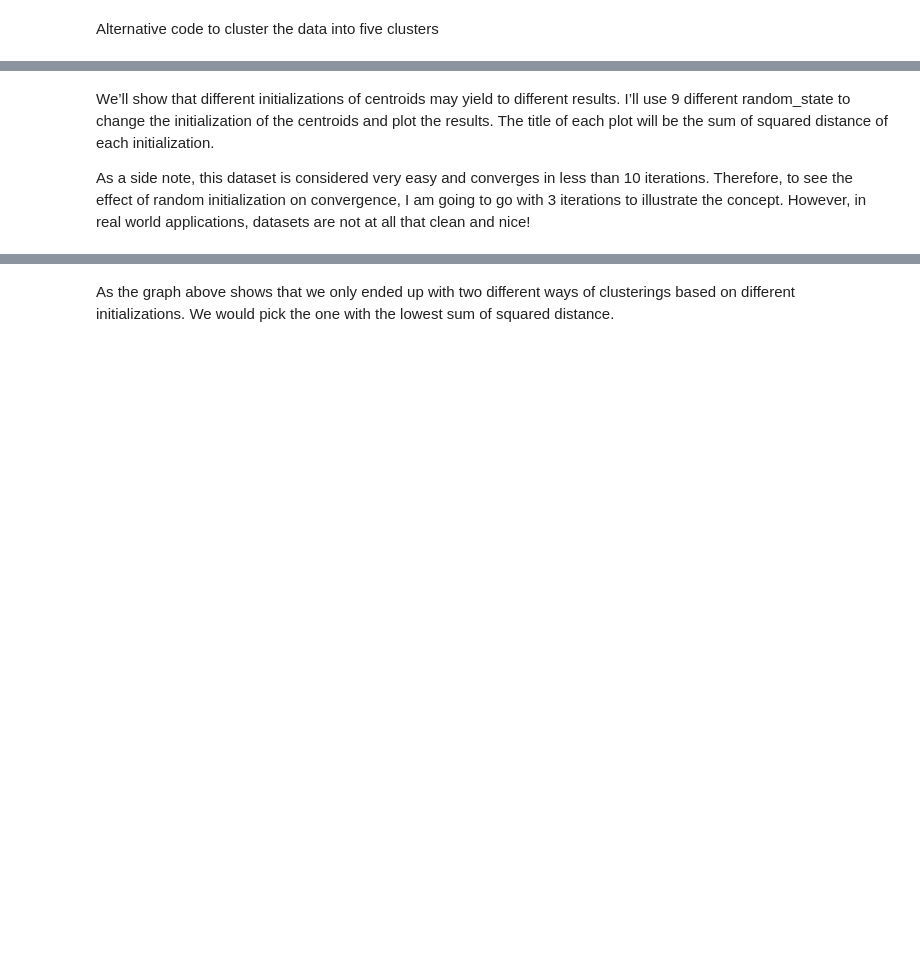
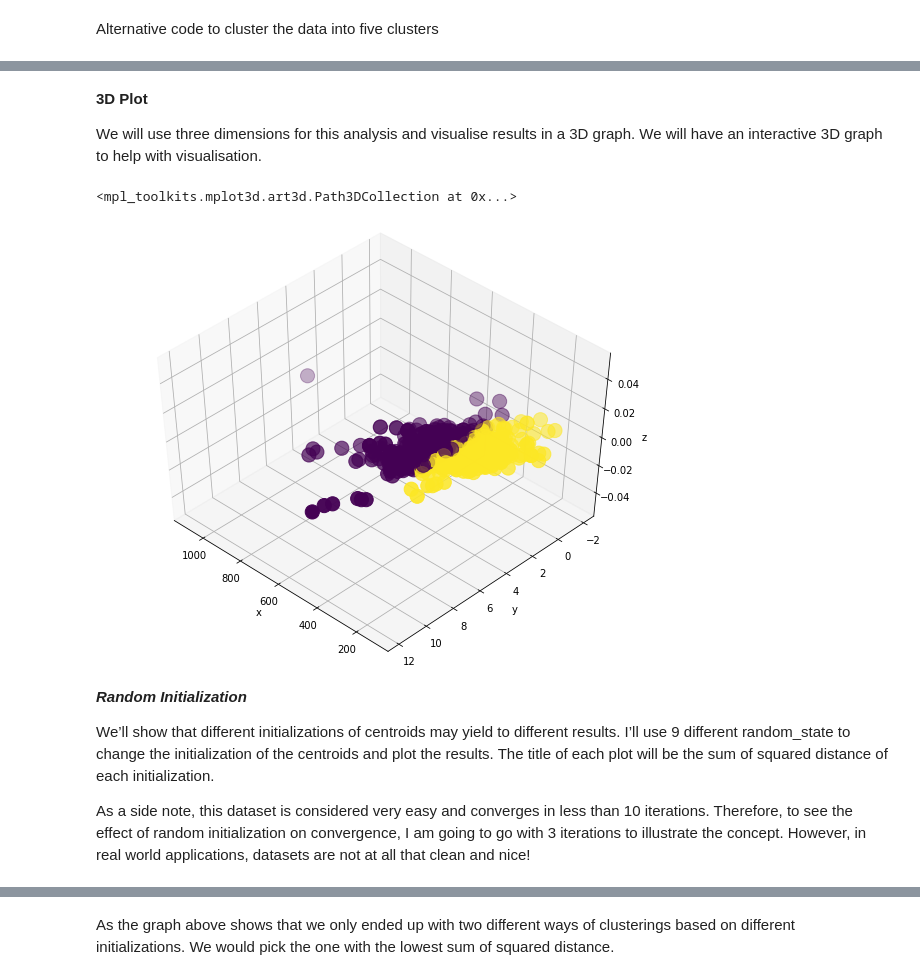
Before and after one commit to Gabriele90/ML-for-chemoinformatics, a Jupyter notebook: K_mean_clustering_and_metrics.ipynb, the cells around one changed output, grey strips where cells are left out. Drawn from its saved outputs; the diff is of its cells as text; code cells hidden in the pictures; blank space fills up the shorter version.

```diff
--- a/K_mean_clustering_and_metrics.ipynb
+++ b/K_mean_clustering_and_metrics.ipynb
@@ -259,0 +260,4 @@ Text(0, 0.5, 'LogP')
+# %% [markdown]
+**3D Plot**
+
+We will use three dimensions for this analysis and visualise results in a 3D graph. We will have an interactive 3D graph to help with visualisation.
@@ -260,4 +274,21 @@ Text(0, 0.5, 'LogP')
+# %%
+fig = plt.figure(1, figsize=(8, 6))
+plt.clf()
+ax = Axes3D(fig, rect=[0, 0, .95, 1], elev=48, azim=134)
+
+plt.cla()
+
+ax.set_xlabel('x')
+ax.set_ylabel('y')
+ax.set_zlabel('z')
+
+ax.scatter(df_mw_log['MW'], df_mw_log['LogP'], c= labels.astype(np.float), s=200)
+# %% [output]
+<mpl_toolkits.mplot3d.art3d.Path3DCollection at 0x...>
+[figure, added]
 # %% [markdown]
+***Random Initialization***
+
 We’ll show that different initializations of centroids may yield to different results. I’ll use 9 different random_state to change the initialization of the centroids and plot the results. The title of each plot will be the sum of squared distance of each initialization.
 
 As a side note, this dataset is considered very easy and converges in less than 10 iterations. Therefore, to see the effect of random initialization on convergence, I am going to go with 3 iterations to illustrate the concept. However, in real world applications, datasets are not at all that clean and nice!
```
Also changed, not shown: parts of 23 cells of this notebook.
